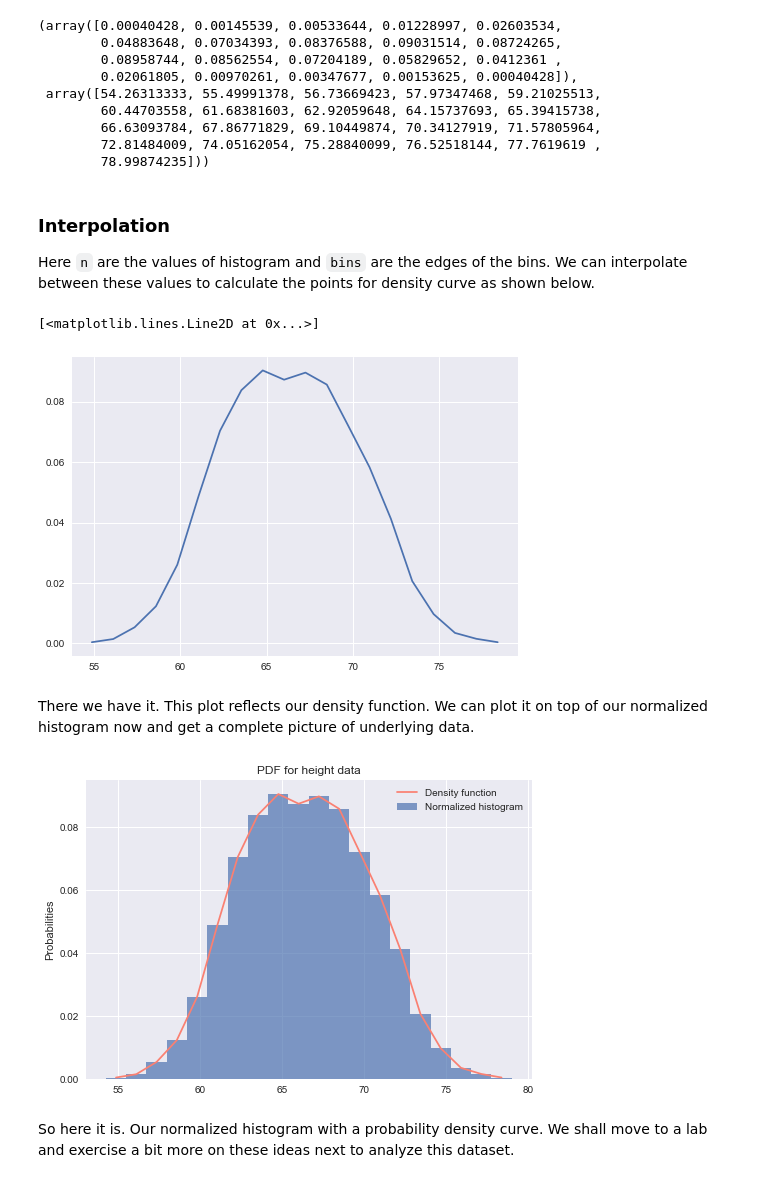
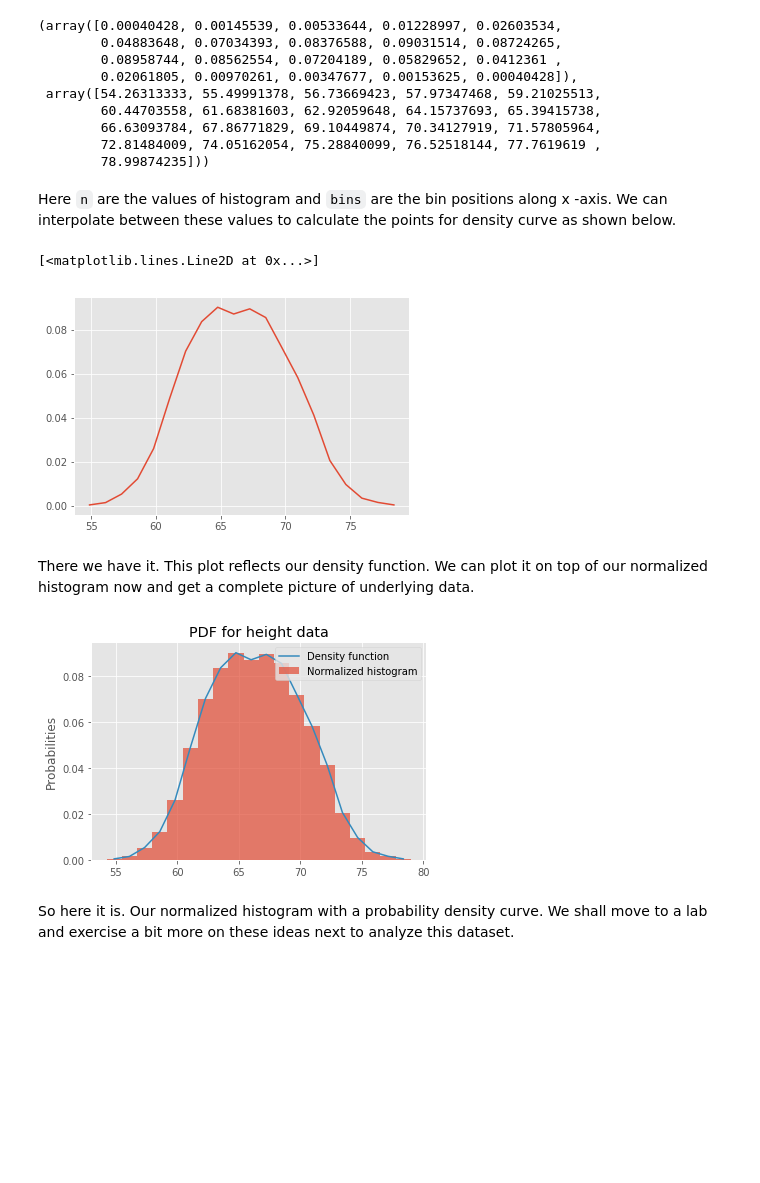
Before and after one commit to learn-co-curriculum/dsc-probability-density-function, a Jupyter notebook: index.ipynb, the cells around one changed output. Saved outputs shown, nothing was run; the diff lists cells and outputs as text; code cells hidden in the pictures; blank space fills up the shorter version.

```diff
--- a/index.ipynb
+++ b/index.ipynb
@@ -73,7 +108,10 @@ pdfs can be visualized using hitograms and kde (kernel density estimation) plots
 # %%
 import matplotlib.pyplot as plt
-plt.style.use('seaborn')
+plt.style.use('ggplot')
 import pandas as pd
+
 data = pd.read_csv('weight-height.csv')
-data.head()
+
+print(data.head())
+data.describe()
 # %% [output]
@@ -108,5 +190,6 @@ We can use the `np.histogram` function to calculate histogram values as shown ab
 # %%
-n, bins = np.histogram(x, 20, density=1)
+import numpy as np
+n, bins = np.histogram(data.Height, 20, density=1)
 n , bins
 # %% [output]
 (array([0.00040428, 0.00145539, 0.00533644, 0.01228997, 0.02603534,
@@ -119,10 +202,9 @@ n , bins
         72.81484009, 74.05162054, 75.28840099, 76.52518144, 77.7619619 ,
         78.99874235]))
 # %% [markdown]
-### Interpolation
-Here `n` are the values of histogram and `bins` are the edges of the bins. We can interpolate between these values to calculate the points for density curve as shown below.
+Here `n` are the values of histogram and `bins` are the bin positions along x -axis. We can interpolate between these values to calculate the points for density curve as shown below.
 # %%
-# Initialize numpy arrays with zeros to store interpolated values
+# Initialize numpy arrays according to number of bins with zeros to store interpolated values
 pdfx = np.zeros(n.size)
 pdfy = np.zeros(n.size)
 
@@ -136,19 +218,19 @@ for k in range(n.size):
 plt.plot(pdfx, pdfy)
 # %% [output]
 [<matplotlib.lines.Line2D at 0x...>]
-[figure, old version]
+[figure, new version]
 # %% [markdown]
 There we have it. This plot reflects our density function. We can plot it on top of our normalized histogram now and get a complete picture of underlying data.
 # %%
 data.Height.plot.hist(bins = 20, normed=True, label = 'Normalized histogram', alpha = 0.7)
 # plot the calculated curve
-plt.plot(pdfx, pdfy, color = 'salmon', label = 'Density function')
+plt.plot(pdfx, pdfy, label = 'Density function')
 plt.ylabel ('Probabilities')
 plt.legend()
 plt.title ('PDF for height data')
 plt.show()
 # %% [output]
-[figure, old version]
+[figure, new version]
 # %% [markdown]
 So here it is. Our normalized histogram with a probability density curve. We shall move to a lab and exercise a bit more on these ideas next to analyze this dataset.
 # %% [markdown]
```
Also changed, not shown: parts of 19 cells of this notebook, 1 other file.
